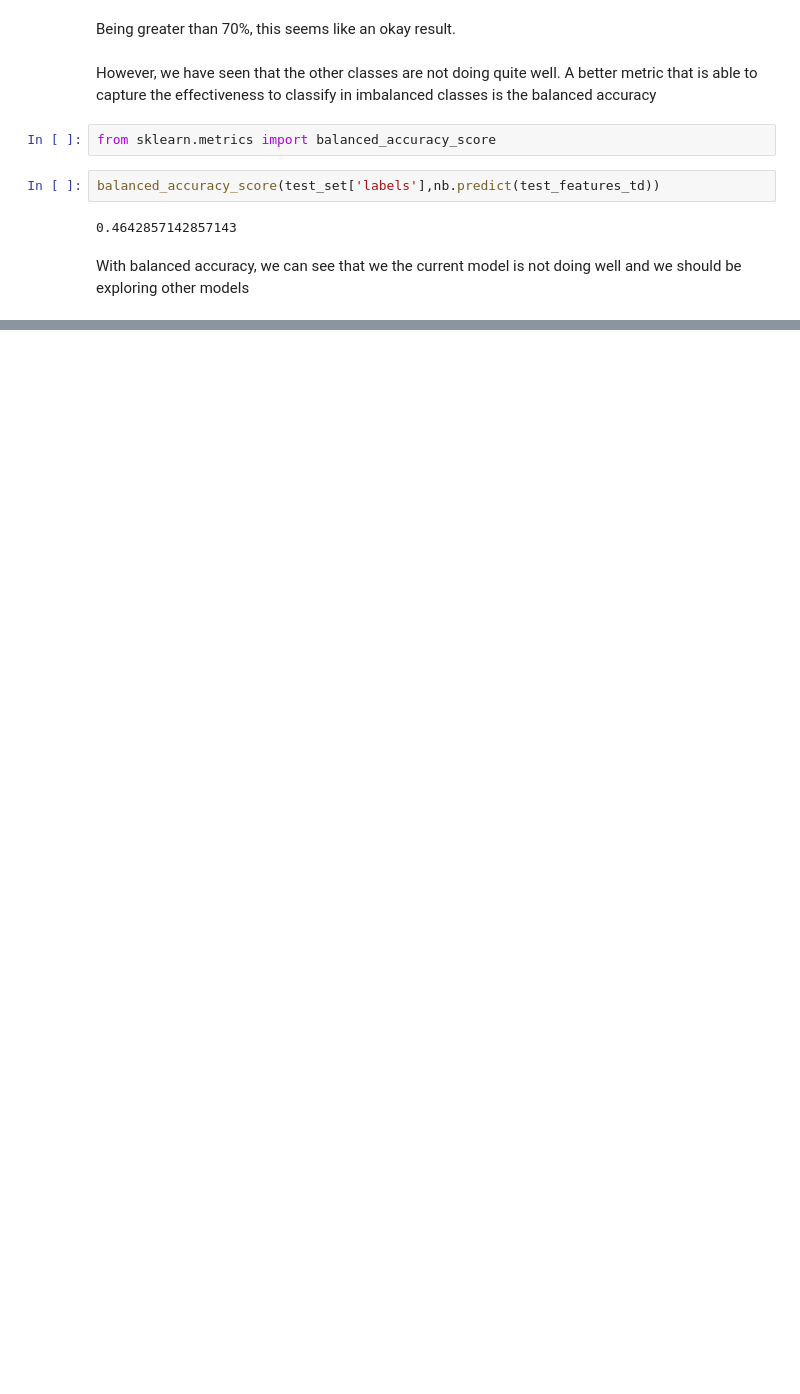
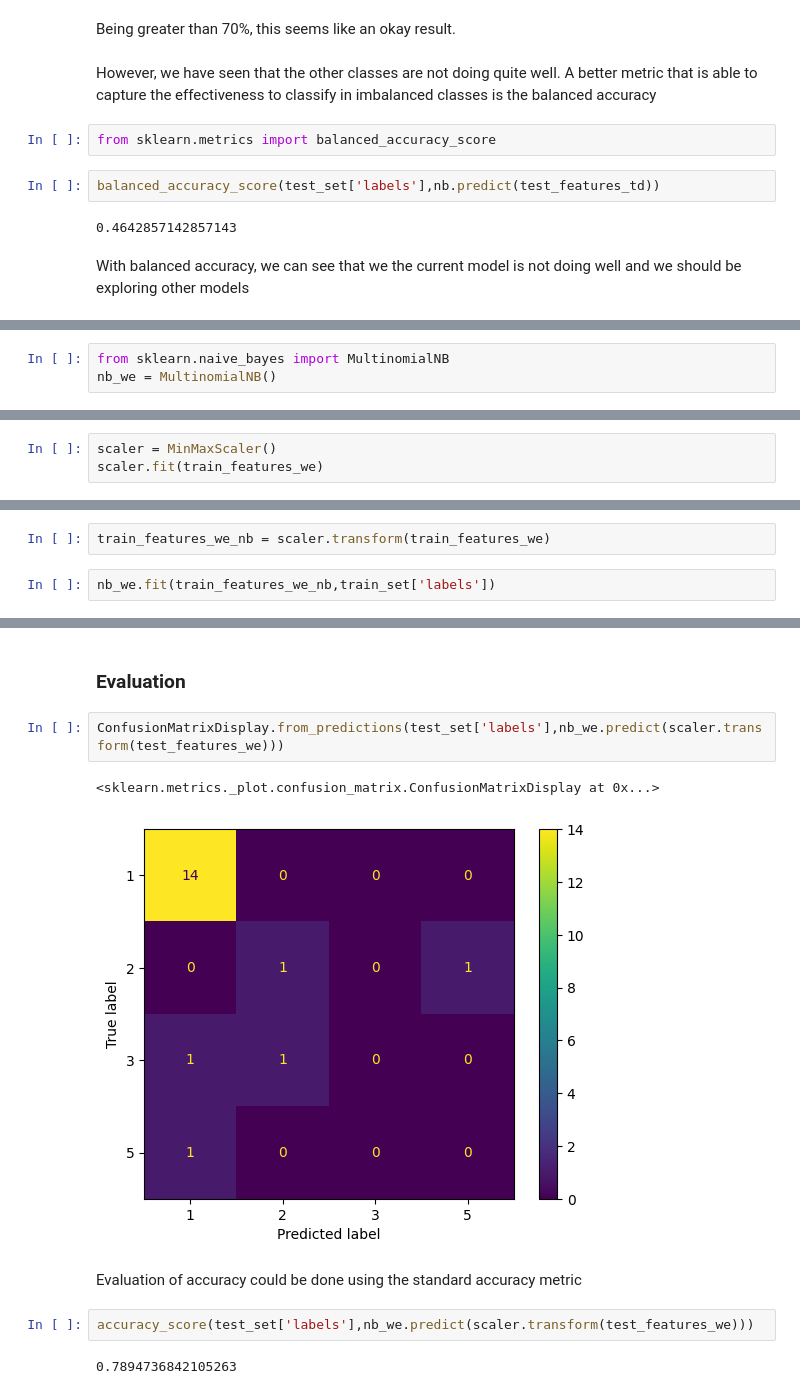
Before and after one commit to sumeetkd/sharedbooks, a Jupyter notebook: Classifications.ipynb, the cells around one changed output, grey strips where cells are left out. Drawn from its saved outputs; the diff is of its cells as text; blank space fills up the shorter version.

```diff
--- a/Classifications.ipynb
+++ b/Classifications.ipynb
@@ -284,0 +336,3 @@ With balanced accuracy, we can see that we the current model is not doing well a
+# %%
+from sklearn.naive_bayes import MultinomialNB
+nb_we = MultinomialNB()
@@ -284,0 +341,3 @@ With balanced accuracy, we can see that we the current model is not doing well a
+# %%
+scaler = MinMaxScaler()
+scaler.fit(train_features_we)
@@ -284,0 +346,4 @@ With balanced accuracy, we can see that we the current model is not doing well a
+# %%
+train_features_we_nb = scaler.transform(train_features_we)
+# %%
+nb_we.fit(train_features_we_nb,train_set['labels'])
@@ -284,0 +365,13 @@ With balanced accuracy, we can see that we the current model is not doing well a
+# %% [markdown]
+### Evaluation
+# %%
+ConfusionMatrixDisplay.from_predictions(test_set['labels'],nb_we.predict(scaler.transform(test_features_we)))
+# %% [output]
+<sklearn.metrics._plot.confusion_matrix.ConfusionMatrixDisplay at 0x...>
+[figure, added]
+# %% [markdown]
+Evaluation of accuracy could be done using the standard accuracy metric
+# %%
+accuracy_score(test_set['labels'],nb_we.predict(scaler.transform(test_features_we)))
+# %% [output]
+0.7894736842105263
```
Also changed, not shown: parts of 29 cells of this notebook.
